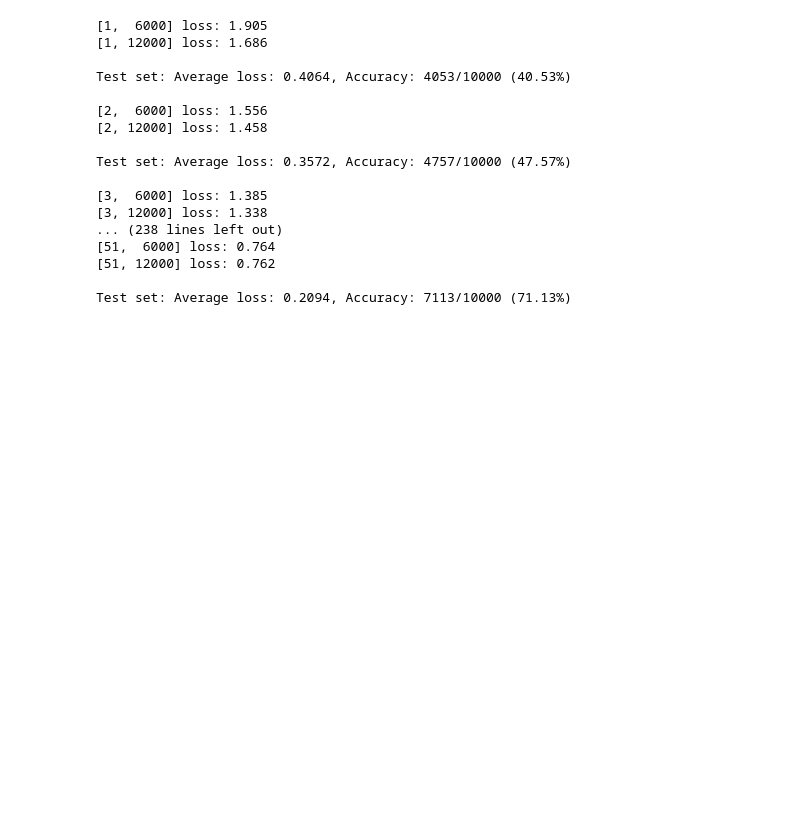
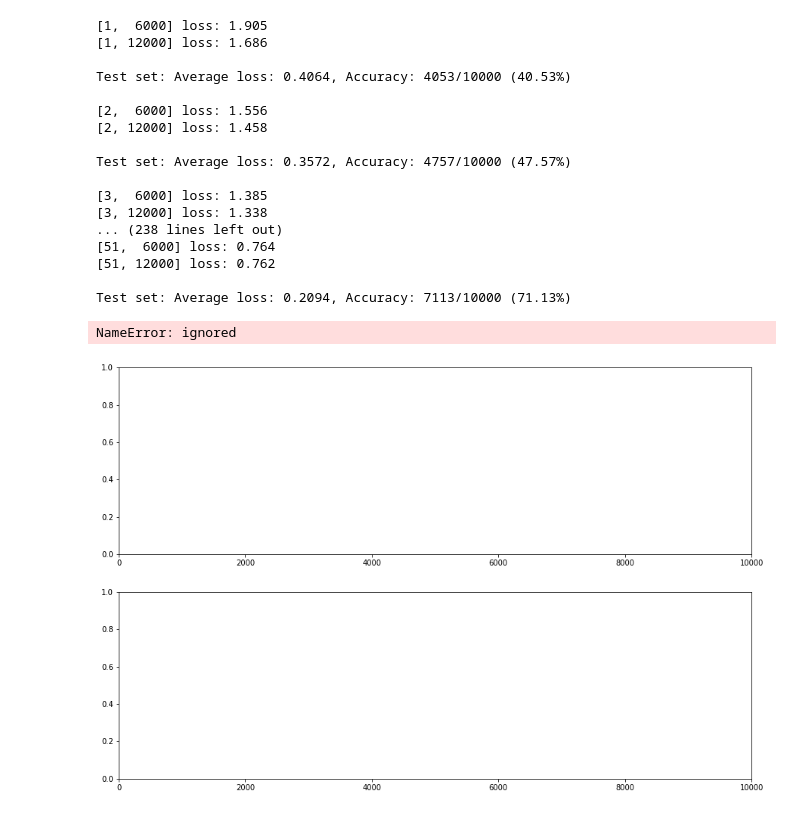
Before and after one commit to ShriramGithub7/5_ModelForCIFAR10, a Jupyter notebook: main.ipynb, the cells around one changed output. Saved outputs shown, nothing was run; the diff lists cells and outputs as text; code cells hidden in the pictures; blank space fills up the shorter version.

```diff
--- a/main.ipynb
+++ b/main.ipynb
@@ -217,3 +228,24 @@ Test set: Average loss: 0.3572, Accuracy: 4757/10000 (47.57%)
 [51, 12000] loss: 0.762
 
 Test set: Average loss: 0.2094, Accuracy: 7113/10000 (71.13%)
+# %%
+%matplotlib inline
+import matplotlib.pyplot as plt
+
+fig, axs = plt.subplots(2,1,figsize=(15,10))
+axs[0].set_xlim([0, 10000])
+axs[1].set_xlim([0, 10000])
+
+axs[0].plot(train_losses, color='red', label='Train Loss')
+axs[0].plot(test_losses, color='blue', label='Test Loss')
+axs[0].set_title("Test/Validation Loss")
+axs[0].legend()
+
+axs[1].plot(train_acc[100:], color='red', label='Train Accuracy')
+axs[1].plot(test_acc, color='blue', label='Test Accuracy')
+
+axs[1].set_title("Test/Validation Accuracy")
+axs[1].legend()
+# %% [output]
+NameError: ignored
+[figure, added]
```
Also changed, not shown: parts of 12 cells of this notebook.
